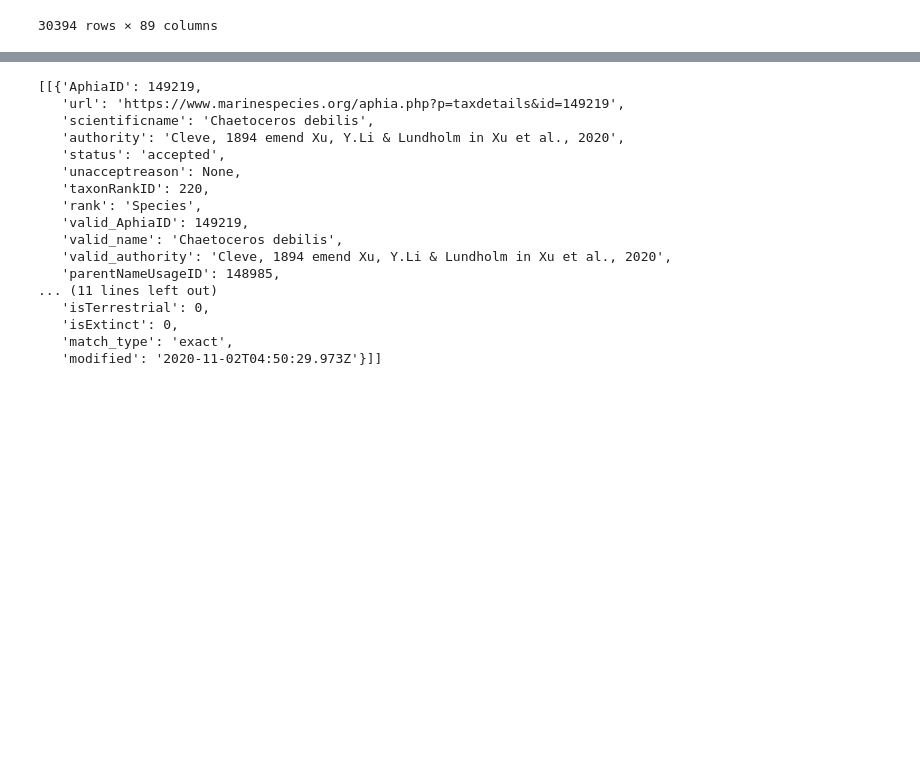
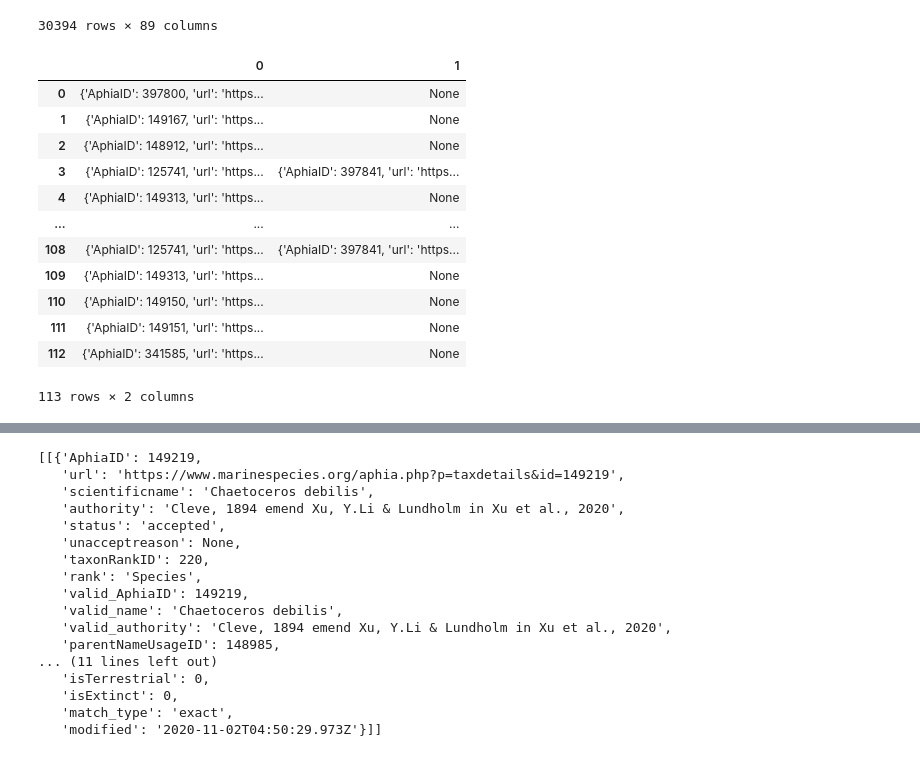
Before and after one commit to ayushnag/sophy, a Jupyter notebook: sophy/sophysandbox.ipynb, the cells around one changed output, grey strips where cells are left out. Drawn from its saved outputs; the diff is of its cells as text; code cells hidden in the pictures; blank space fills up the shorter version.

```diff
--- a/db/sophysandbox.ipynb
+++ b/sophy/sophysandbox.ipynb
@@ -509,3 +510,21 @@ df
 | 30392 | LMG20-01 | 2020-02-04 14:42:54 | 35.0 | 369.0 | 600.0 | 40.0 | 600.0 | ... |
 | 30393 | LMG20-01 | 2020-02-04 14:42:54 | 35.0 | 369.0 | 600.0 | 40.0 | 600.0 | ... |
 30394 rows × 89 columns
+# %%
+data: DataFrame = pd.read_csv('../data/datasets/modified/joy_warren_microscopy.csv', encoding='unicode_escape')
+results = sophytaxa.query_worms(list(data['taxa']))
+results[0]
+# %% [output]
+|  | 0 | 1 |
+| 0 | {'AphiaID': 397800, 'url': 'https... | None |
+| 1 | {'AphiaID': 149167, 'url': 'https... | None |
+| 2 | {'AphiaID': 148912, 'url': 'https... | None |
+| 3 | {'AphiaID': 125741, 'url': 'https... | {'AphiaID': 397841, 'url': 'https... |
+| 4 | {'AphiaID': 149313, 'url': 'https... | None |
+| ... | ... | ... |
+| 108 | {'AphiaID': 125741, 'url': 'https... | {'AphiaID': 397841, 'url': 'https... |
+| 109 | {'AphiaID': 149313, 'url': 'https... | None |
+| 110 | {'AphiaID': 149150, 'url': 'https... | None |
+| 111 | {'AphiaID': 149151, 'url': 'https... | None |
+| 112 | {'AphiaID': 341585, 'url': 'https... | None |
+113 rows × 2 columns
```
Also changed, not shown: parts of 7 cells of this notebook, 13 other files.
